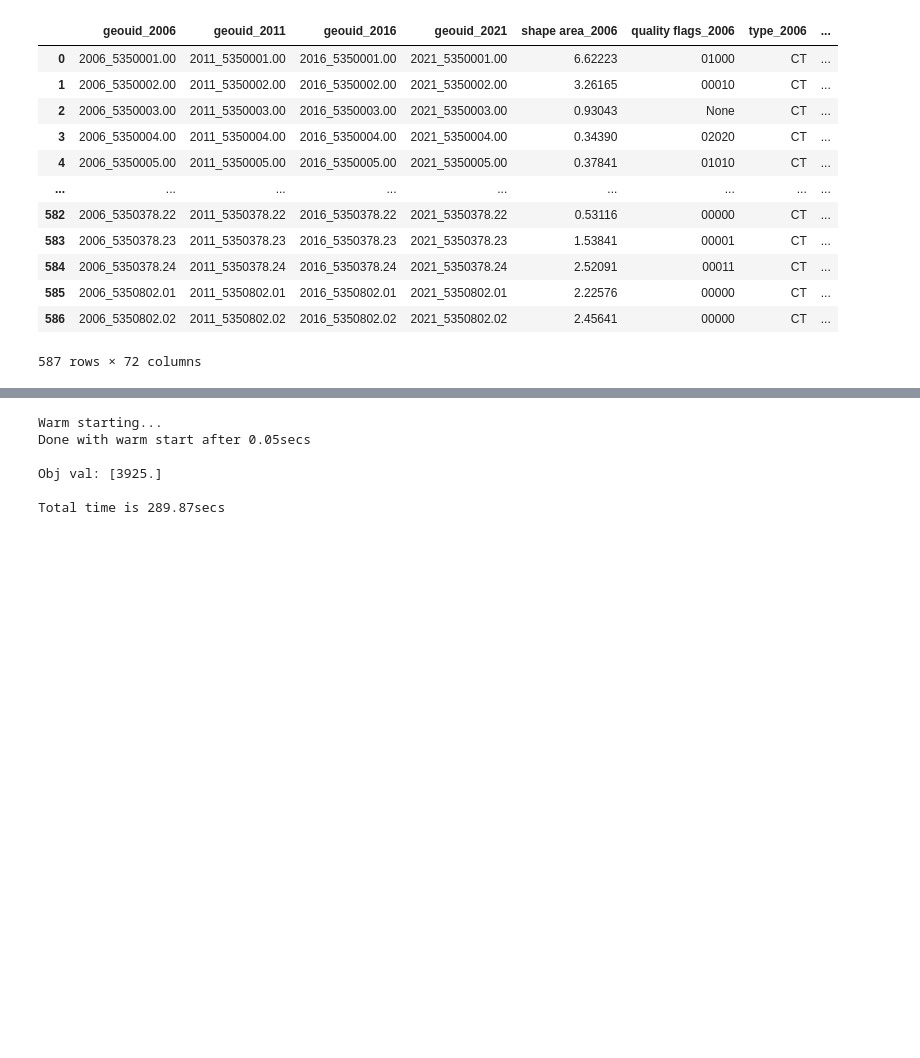
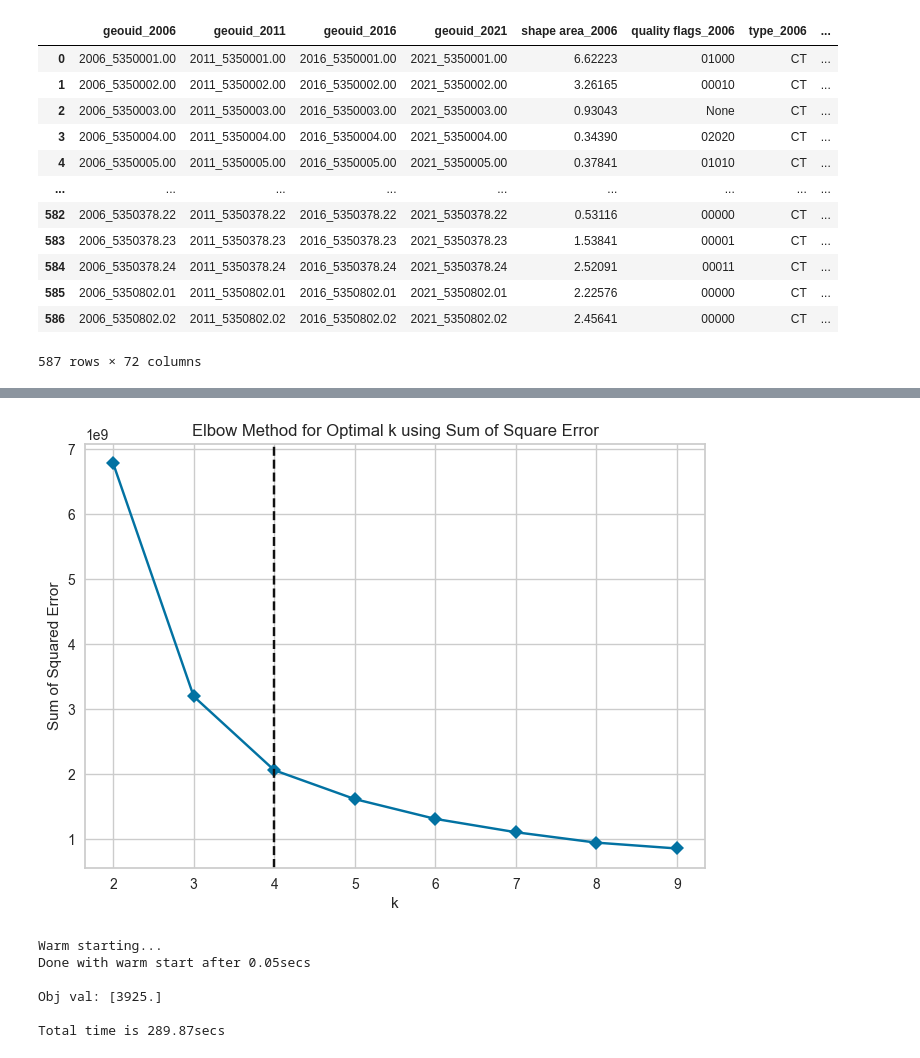
Before and after one commit to ecorbin567/piccard2, a Jupyter notebook: src/piccard/testing.ipynb, the cells around one changed output, grey strips where cells are left out. Cells and saved outputs as stored; diff of their text form; code cells hidden in the pictures; blank space fills up the shorter version.

Commit message:
fixed elbow visualizer, moved some import statements

```diff
--- a/src/piccard/testing.ipynb
+++ b/src/piccard/testing.ipynb
@@ -68,13 +69,17 @@ fig, ax = tsplot.plot(X=arr, label_dict=label_dict)
 # %%
 # we will use the elbow method to determine the optimal number of clusters
 from sympy import false
-import setuptools.dist
+%pip install setuptools # you may not need this but vscode was being finicky
+import setuptools.dist # you definitely need this because yellowbrick needs either distutils (for python <3.12) or setuptools
 from yellowbrick.cluster import KElbowVisualizer
 from sklearn.cluster import KMeans
 
+reshaped_arr = arr.reshape(587*4,3)
+reshaped_arr = np.nan_to_num(reshaped_arr, nan=-1000000)
+
 model = KMeans(random_state=4,n_init=10)
 visualizer = KElbowVisualizer(model, k=(2,10),timings=False, ax=plt.gca())
-visualizer.fit(arr)       # Fit data to visualizer
+visualizer.fit(reshaped_arr)       # Fit data to visualizer
 plt.title('Elbow Method for Optimal k using Sum of Square Error')
 plt.xlabel('k')
 plt.ylabel('Sum of Squared Error')
@@ -84,3 +97,4 @@ ModuleNotFoundError: No module named 'setuptools'
+[figure, added]
 # %%
 G = pc.create_network(census_dfs, years, 'GeoUID', 0.05)
 opt_ts = pc2.cluster(network_table, G, 'GeoUID', 4, arr=arr, label_dict=label_dict)
```
Also changed, not shown: parts of 3 cells of this notebook.
